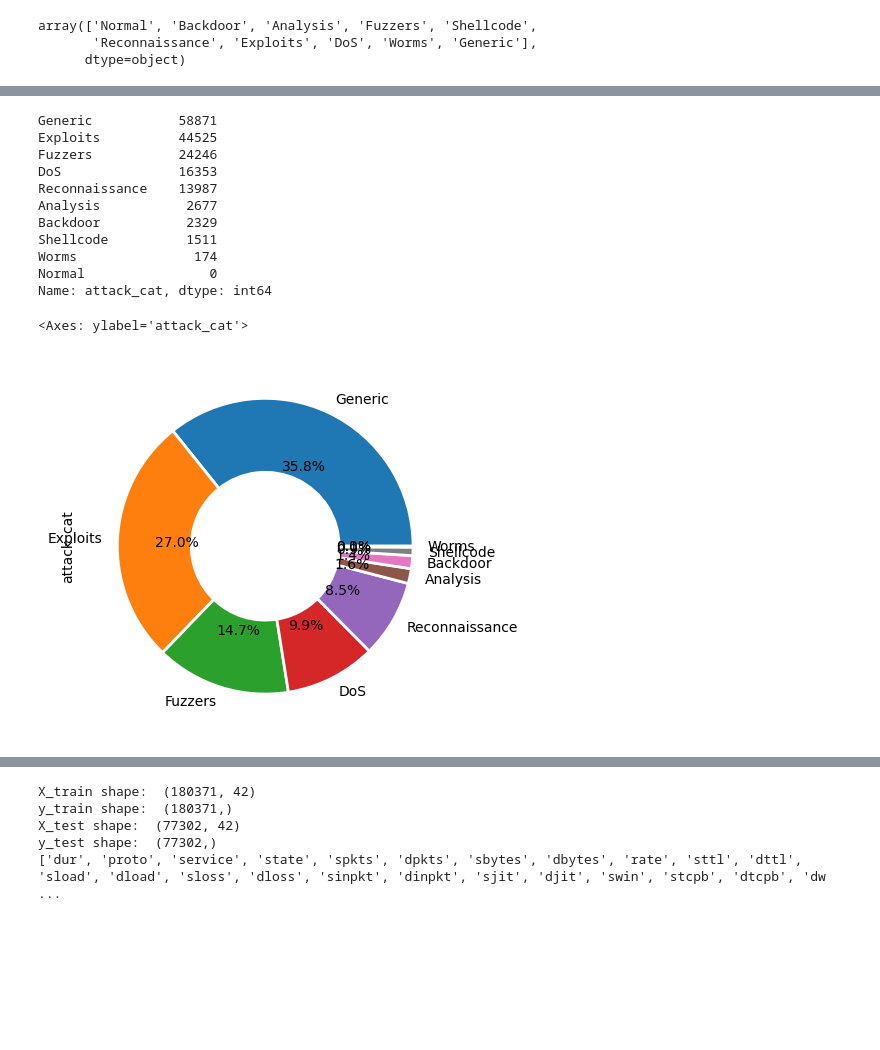
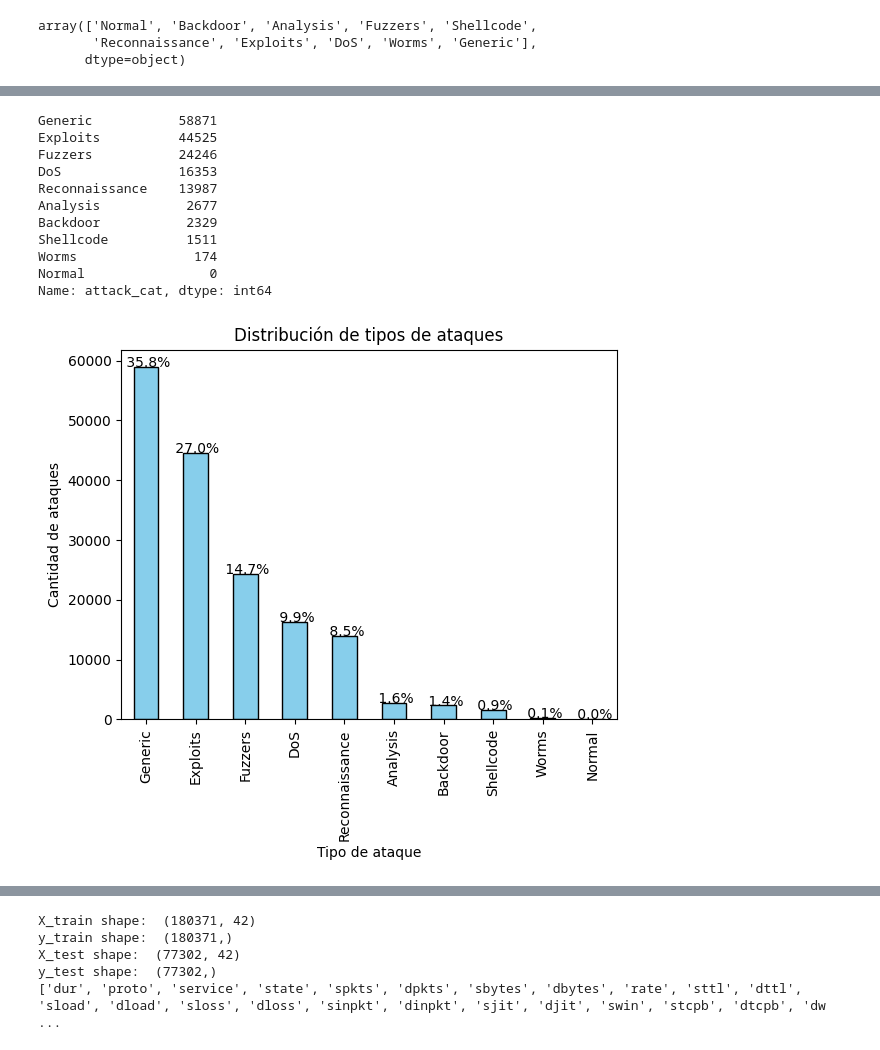
Before and after one commit to GaboLara998/ProyectoIntegrador, a Jupyter notebook: ProyectoIntregrador.ipynb, the cells around one changed output, grey strips where cells are left out. Saved outputs shown, nothing was run; the diff lists cells and outputs as text; code cells hidden in the pictures; blank space fills up the shorter version.

```diff
--- a/ProyectoIntregrador.ipynb
+++ b/ProyectoIntregrador.ipynb
@@ -75,24 +106,43 @@ dataFinal['attack_cat'] = dataFinal['attack_cat'].astype('category')
-# %%
-#Recorrer los diferentes tipos de ataques
-print(dataFinal[dataFinal['label']==1]
-     ['attack_cat']
-     .value_counts()
-)
-#grafica de pastel del tipo de ataques
-dataFinal[dataFinal['label']==1]['attack_cat'].value_counts()\
-    .plot\
-    .pie(autopct='%1.1f%%',wedgeprops={'linewidth': 2, 'edgecolor': 'white', 'width': 0.50})
-# %% [output]
-Generic           58871
-Exploits          44525
-Fuzzers           24246
-DoS               16353
-Reconnaissance    13987
-Analysis           2677
-Backdoor           2329
-Shellcode          1511
-Worms               174
-Normal                0
-Name: attack_cat, dtype: int64
-<Axes: ylabel='attack_cat'>
-[figure, removed]
+# %%
+#Recorrer los diferentes tipos de ataques
+print(dataFinal[dataFinal['label']==1]
+     ['attack_cat']
+     .value_counts()
+)
+
+# Crear una serie con los conteos de cada tipo de ataque
+attack_counts = dataFinal[dataFinal['label']==1]['attack_cat'].value_counts()
+
+# Calcular el porcentaje que cada tipo de ataque representa del total
+attack_percentages = attack_counts / attack_counts.sum() * 100
+
+# Crear un DataFrame con los conteos y los porcentajes
+attack_df = pd.DataFrame({'counts': attack_counts, 'percentage': attack_percentages})
+
+# Crear un gráfico de barras con los conteos de cada tipo de ataque
+attack_df['counts'].plot(kind='bar', color='skyblue', edgecolor='black')
+
+# Añadir los porcentajes encima de cada barra
+for i, percentage in enumerate(attack_df['percentage']):
+    plt.text(i, attack_df['counts'].iloc[i], f' {percentage:.1f}%', ha='center')
+
+# Añadir títulos y etiquetas
+plt.title('Distribución de tipos de ataques')
+plt.xlabel('Tipo de ataque')
+plt.ylabel('Cantidad de ataques')
+
+# Mostrar el gráfico
+plt.show()
+# %% [output]
+Generic           58871
+Exploits          44525
+Fuzzers           24246
+DoS               16353
+Reconnaissance    13987
+Analysis           2677
+Backdoor           2329
+Shellcode          1511
+Worms               174
+Normal                0
+Name: attack_cat, dtype: int64
+[figure, added]
```
Also changed, not shown: parts of 20 cells of this notebook.
